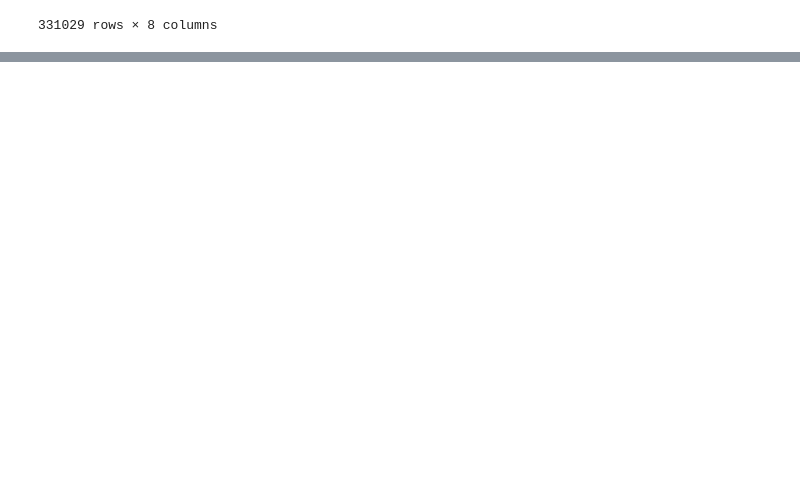
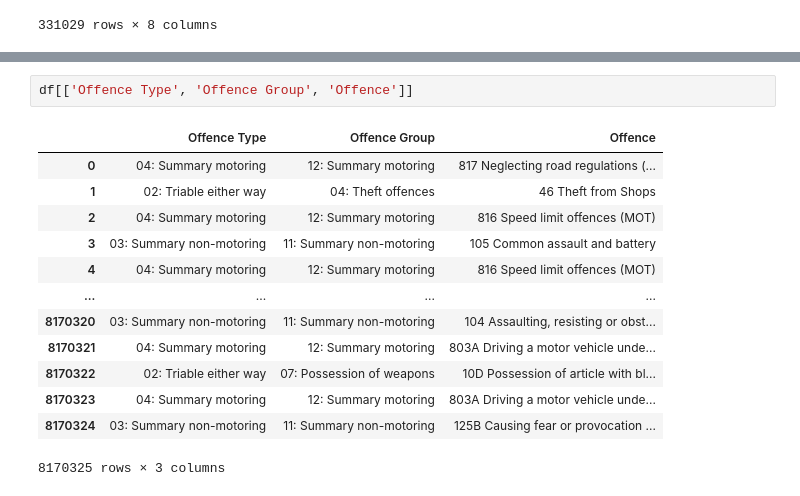
Before and after one commit to Prison-Reform-Trust/womens-imprisonment-PFA, a Jupyter notebook: notebooks/processing_data/1.1-ah-cjs-data-exploration.ipynb, the cells around one changed output, grey strips where cells are left out. Cells and saved outputs as stored; diff of their text form; blank space fills up the shorter version.

```diff
--- a/notebooks/processing_data/1.1-ah-cjs-data-exploration.ipynb
+++ b/notebooks/processing_data/1.1-ah-cjs-data-exploration.ipynb
@@ -109,0 +127,16 @@ filter_sentence_type.load_and_process_data()
+# %%
+df[['Offence Type', 'Offence Group', 'Offence']]
+# %% [output]
+|  | Offence Type | Offence Group | Offence |
+| 0 | 04: Summary motoring | 12: Summary motoring | 817 Neglecting road regulations (... |
+| 1 | 02: Triable either way | 04: Theft offences | 46 Theft from Shops |
+| 2 | 04: Summary motoring | 12: Summary motoring | 816 Speed limit offences (MOT) |
+| 3 | 03: Summary non-motoring | 11: Summary non-motoring | 105 Common assault and battery |
+| 4 | 04: Summary motoring | 12: Summary motoring | 816 Speed limit offences (MOT) |
+| ... | ... | ... | ... |
+| 8170320 | 03: Summary non-motoring | 11: Summary non-motoring | 104 Assaulting, resisting or obst... |
+| 8170321 | 04: Summary motoring | 12: Summary motoring | 803A Driving a motor vehicle unde... |
+| 8170322 | 02: Triable either way | 07: Possession of weapons | 10D Possession of article with bl... |
+| 8170323 | 04: Summary motoring | 12: Summary motoring | 803A Driving a motor vehicle unde... |
+| 8170324 | 03: Summary non-motoring | 11: Summary non-motoring | 125B Causing fear or provocation ... |
+8170325 rows × 3 columns
```
Also changed, not shown: parts of 10 cells of this notebook, 4 other files.
